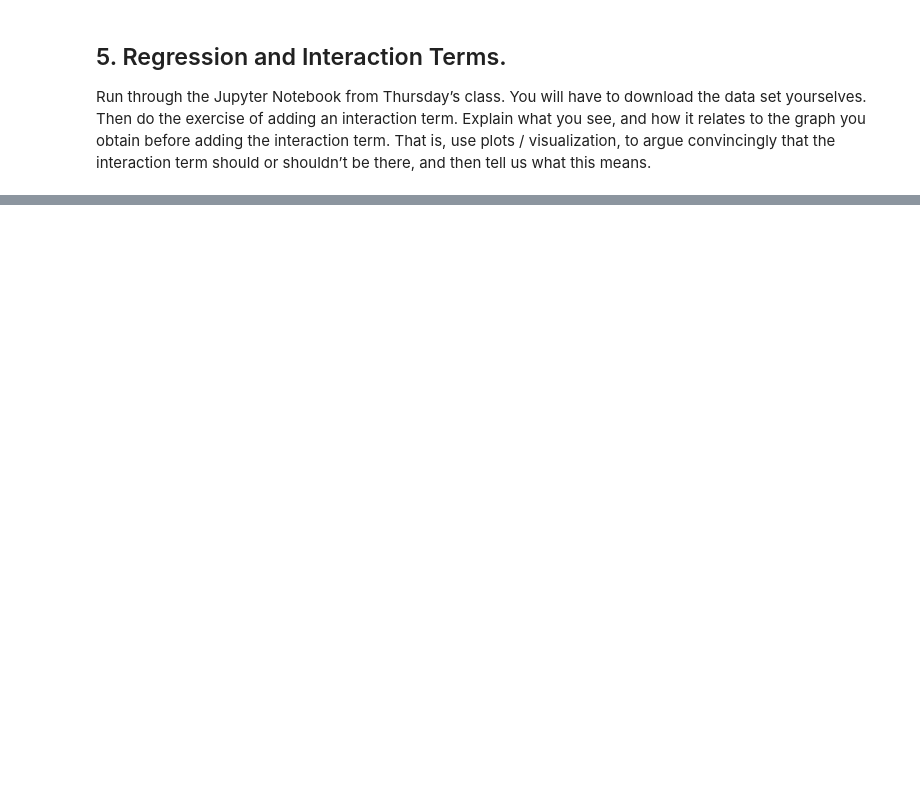
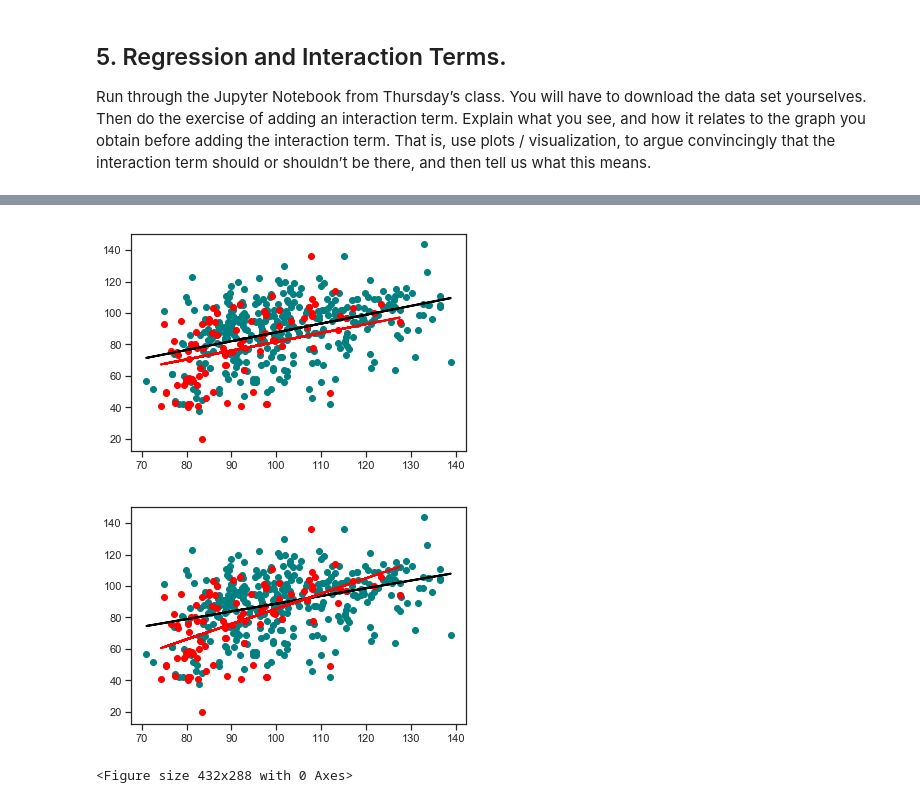
Before and after one commit to smitches/Business-Data-Science, a Jupyter notebook: HW2/HW2.ipynb, the cells around one changed output, grey strips where cells are left out. Saved outputs shown, nothing was run; the diff lists cells and outputs as text; code cells hidden in the pictures; blank space fills up the shorter version.

```diff
--- a/HW2/HW2.ipynb
+++ b/HW2/HW2.ipynb
@@ -252,0 +394,33 @@ interaction term should or shouldn’t be there, and then tell us what this mean
+# %%
+kidiq_hs = kidiq[kidiq.mom_hs==1]
+kidiq_nohs = kidiq[kidiq.mom_hs==0]
+X_hs_iq = kidiq_hs.as_matrix(["mom_iq"])
+X_hs_iqhs = kidiq_hs.as_matrix(["iq*hs"])
+Y_hs_ks = kidiq_hs.as_matrix(["kid_score"])
+X_nohs_iq = kidiq_nohs.as_matrix(["mom_iq"])
+X_nohs_iqhs = kidiq_nohs.as_matrix(["iq*hs"])
+Y_nohs_ks = kidiq_nohs.as_matrix(["kid_score"])
+
+# Plot the scatter plot with line from the non interaction term:
+plt.scatter(X_hs_iq, Y_hs_ks,  color='teal')
+plt.scatter(X_nohs_iq, Y_nohs_ks,  color='red')
+plt.plot(X_hs_iq, 25.7+0.56*X_hs_iq + 6 , color='black',
+         linewidth=2)
+plt.plot(X_nohs_iq, 25.7+0.56*X_nohs_iq, color='red',
+         linewidth=2)
+plt.show()
+
+#Plot the scatter plot with the line including the interaction term:
+plt.scatter(X_hs_iq, Y_hs_ks,  color='teal')
+plt.scatter(X_nohs_iq, Y_nohs_ks,  color='red')
+plt.plot(X_hs_iq, -11.5+0.97*X_hs_iq + 51.27*1 -.48 * X_hs_iqhs , color='black',
+         linewidth=2)
+plt.plot(X_nohs_iq, -11.5+0.97*X_nohs_iq + 51.27*0 -.48 * X_nohs_iqhs, color='red',
+         linewidth=2)
+plt.show()
+
+sns.despine()
+# %% [output]
+[figure, added]
+[figure, added]
+<Figure size 432x288 with 0 Axes>
```
Also changed, not shown: parts of 19 cells of this notebook.
